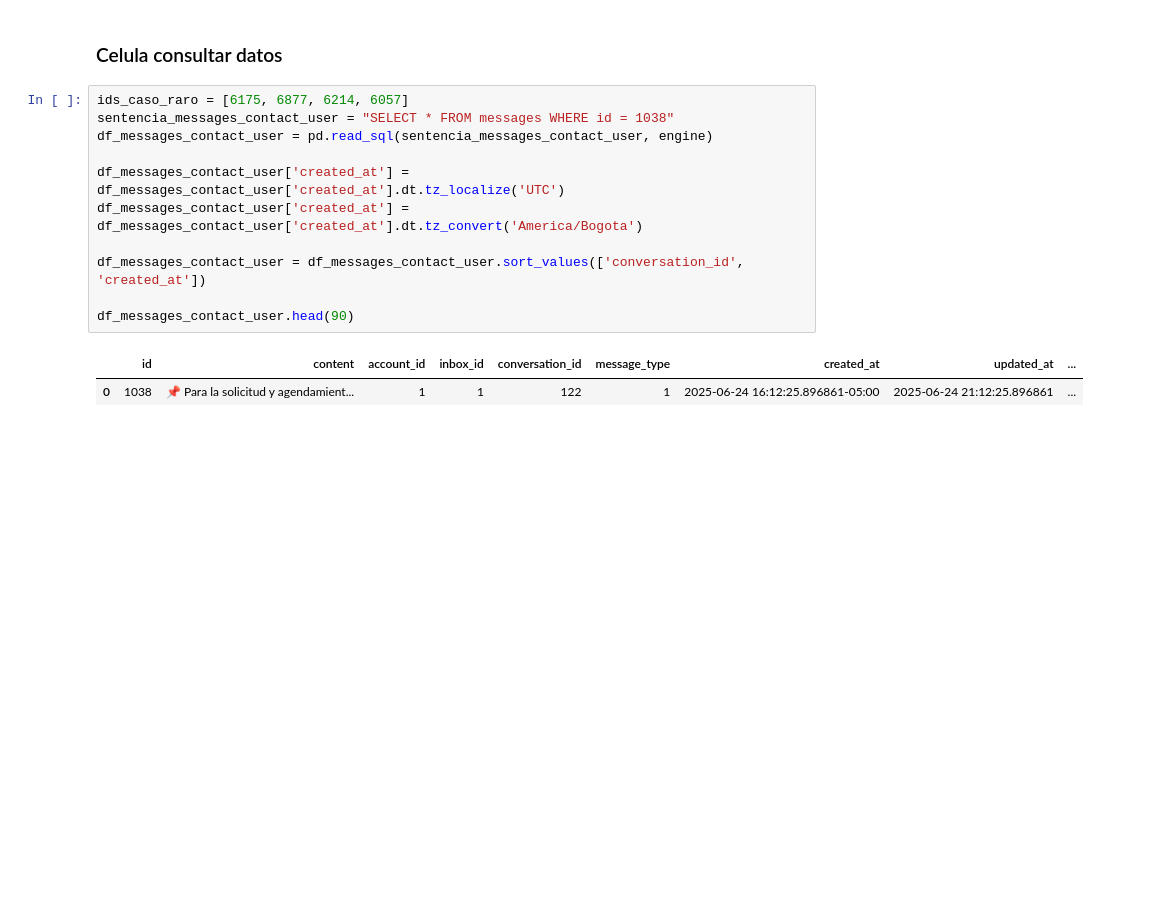
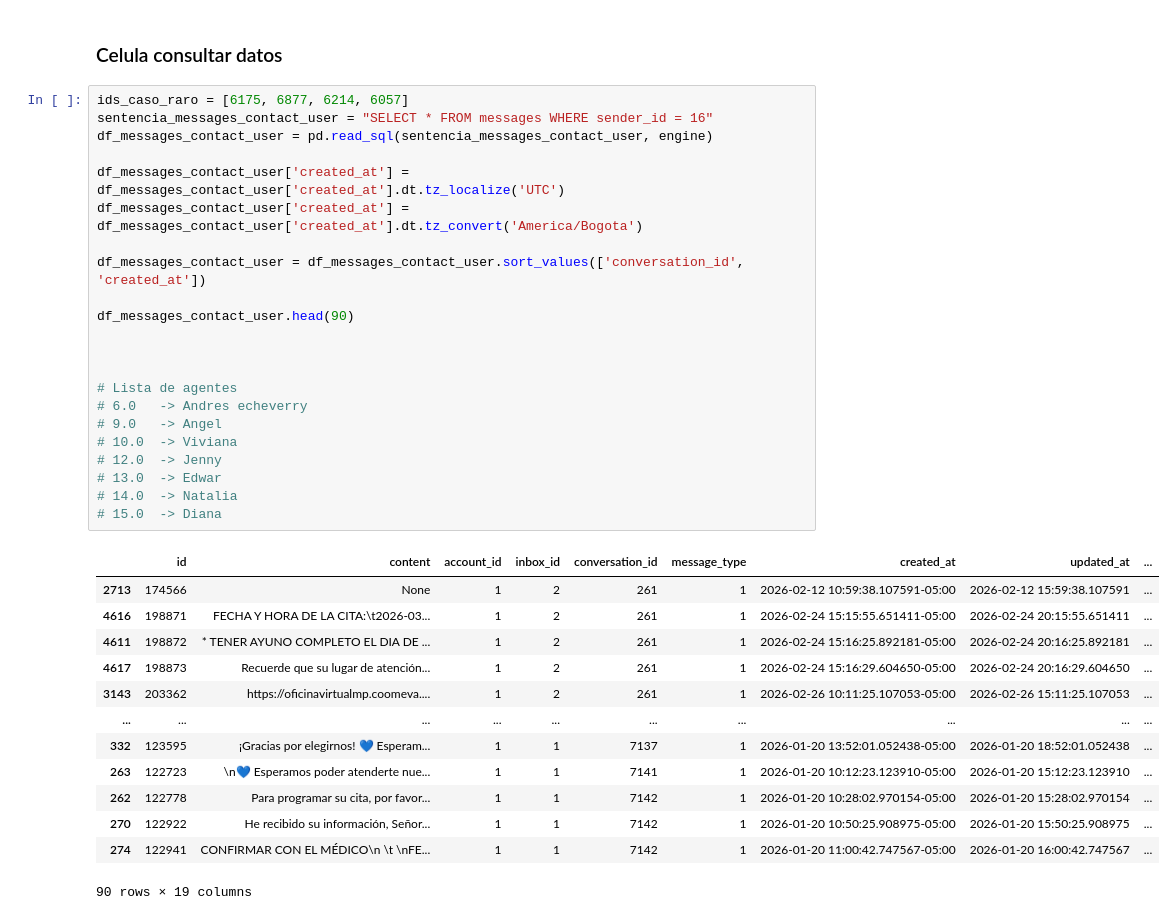
Before and after one commit to Jona-2006-17/analisis, a Jupyter notebook: analisis.ipynb, the cells around one changed output. Drawn from its saved outputs; the diff is of its cells as text; blank space fills up the shorter version.

```diff
--- a/analisis.ipynb
+++ b/analisis.ipynb
@@ -642,15 +831,37 @@ array([10.,  6., 12., 11.])
 ### Celula consultar datos
 # %%
 ids_caso_raro = [6175, 6877, 6214, 6057]
-sentencia_messages_contact_user = "SELECT * FROM messages WHERE id = 1038"
+sentencia_messages_contact_user = "SELECT * FROM messages WHERE sender_id = 16"
 df_messages_contact_user = pd.read_sql(sentencia_messages_contact_user, engine)
 
 df_messages_contact_user['created_at'] = df_messages_contact_user['created_at'].dt.tz_localize('UTC')
 df_messages_contact_user['created_at'] = df_messages_contact_user['created_at'].dt.tz_convert('America/Bogota')
 
 df_messages_contact_user = df_messages_contact_user.sort_values(['conversation_id', 'created_at'])
 
 df_messages_contact_user.head(90)
+
+
+
+# Lista de agentes
+# 6.0   -> Andres echeverry
+# 9.0   -> Angel
+# 10.0  -> Viviana
+# 12.0  -> Jenny
+# 13.0  -> Edwar
+# 14.0	-> Natalia
+# 15.0  -> Diana
 # %% [output]
 |  | id | content | account_id | inbox_id | conversation_id | message_type | created_at | updated_at | ... |
-| 0 | 1038 | 📌 Para la solicitud y agendamient... | 1 | 1 | 122 | 1 | 2025-06-24 16:12:25.896861-05:00 | 2025-06-24 21:12:25.896861 | ... |
+| 2713 | 174566 | None | 1 | 2 | 261 | 1 | 2026-02-12 10:59:38.107591-05:00 | 2026-02-12 15:59:38.107591 | ... |
+| 4616 | 198871 | FECHA Y HORA DE LA CITA:\t2026-03... | 1 | 2 | 261 | 1 | 2026-02-24 15:15:55.651411-05:00 | 2026-02-24 20:15:55.651411 | ... |
+| 4611 | 198872 | * TENER AYUNO COMPLETO EL DIA DE ... | 1 | 2 | 261 | 1 | 2026-02-24 15:16:25.892181-05:00 | 2026-02-24 20:16:25.892181 | ... |
+| 4617 | 198873 | Recuerde que su lugar de atención... | 1 | 2 | 261 | 1 | 2026-02-24 15:16:29.604650-05:00 | 2026-02-24 20:16:29.604650 | ... |
+| 3143 | 203362 | https://oficinavirtualmp.coomeva.... | 1 | 2 | 261 | 1 | 2026-02-26 10:11:25.107053-05:00 | 2026-02-26 15:11:25.107053 | ... |
+| ... | ... | ... | ... | ... | ... | ... | ... | ... | ... |
+| 332 | 123595 | ¡Gracias por elegirnos! 💙 Esperam... | 1 | 1 | 7137 | 1 | 2026-01-20 13:52:01.052438-05:00 | 2026-01-20 18:52:01.052438 | ... |
+| 263 | 122723 | \n💙 Esperamos poder atenderte nue... | 1 | 1 | 7141 | 1 | 2026-01-20 10:12:23.123910-05:00 | 2026-01-20 15:12:23.123910 | ... |
+| 262 | 122778 | Para programar su cita, por favor... | 1 | 1 | 7142 | 1 | 2026-01-20 10:28:02.970154-05:00 | 2026-01-20 15:28:02.970154 | ... |
+| 270 | 122922 | He recibido su información, Señor... | 1 | 1 | 7142 | 1 | 2026-01-20 10:50:25.908975-05:00 | 2026-01-20 15:50:25.908975 | ... |
+| 274 | 122941 | CONFIRMAR CON EL MÉDICO\n \t \nFE... | 1 | 1 | 7142 | 1 | 2026-01-20 11:00:42.747567-05:00 | 2026-01-20 16:00:42.747567 | ... |
+90 rows × 19 columns
```
Also changed, not shown: parts of 27 cells of this notebook, 22 other files.
